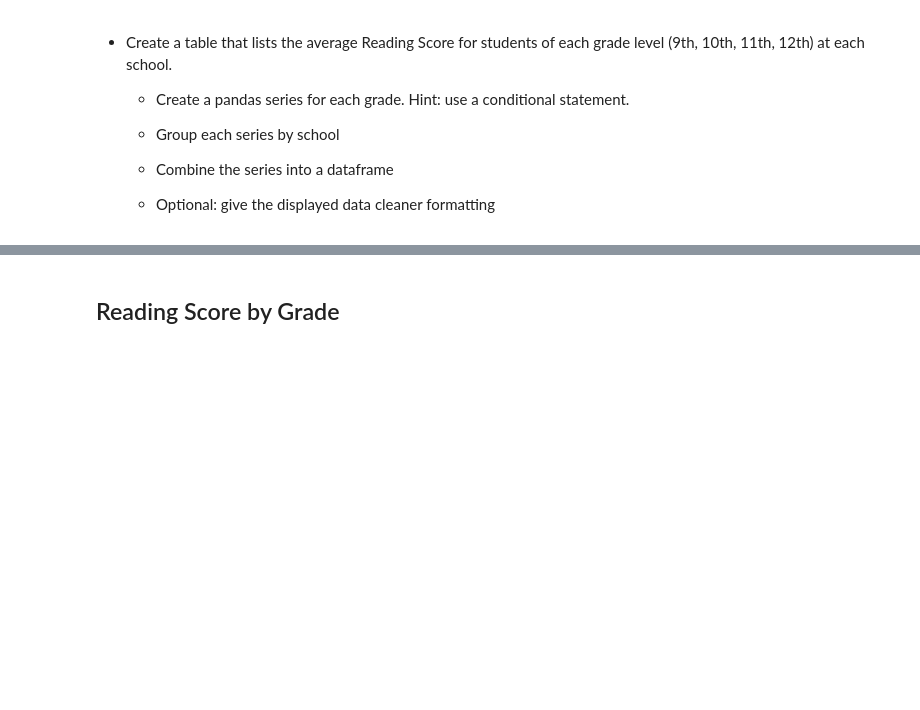
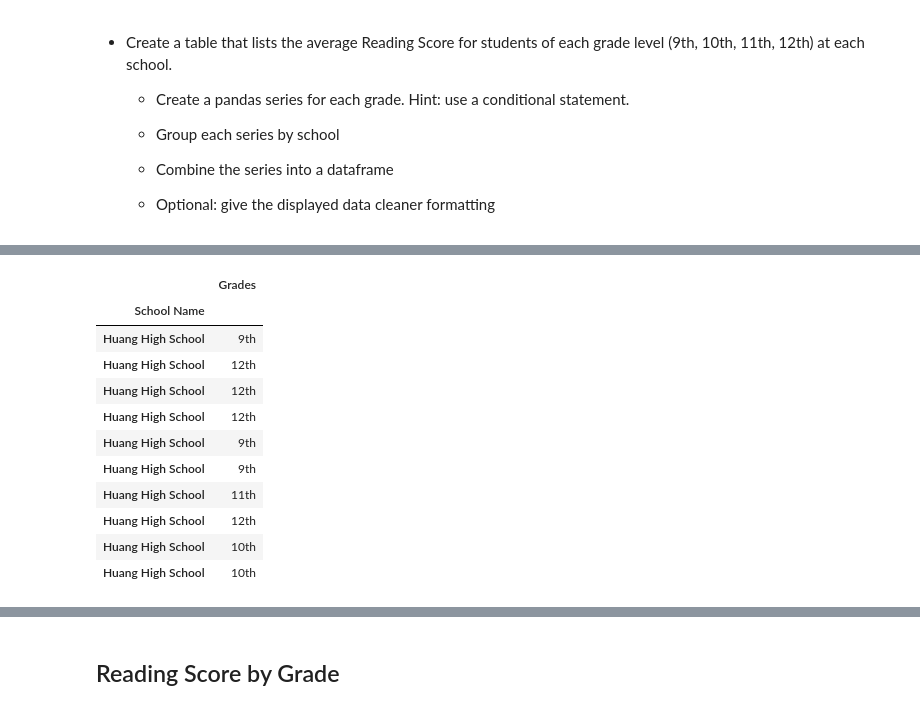
Before and after one commit to rabiasungur/Pandas-Challenge, a Jupyter notebook: PyCitySchools/PyCitySchools.ipynb, the cells around one changed output, grey strips where cells are left out. Cells and saved outputs as stored; diff of their text form; code cells hidden in the pictures; blank space fills up the shorter version.

```diff
--- a/PyCitySchools/PyCitySchools.ipynb
+++ b/PyCitySchools/PyCitySchools.ipynb
@@ -193 +183,22 @@ SyntaxError: invalid syntax (<ipython-input-43-5bcdd97bc707>, line 2)
+# %%
+# schools and grades
+grouped_byschool = school_data_complete.set_index("school_name").groupby(["school_name"])
+grades = student_data.set_index("school_name")["grade"]
+school_grades = pd.DataFrame({"Grades" : grades})
+school_grades.index.name = "School Name"
+school_grades.head(10)
+# school data needs to groupby with school name and grades from student data needs to divide by grades like pivot tables in excel
+# %% [output]
+|  | Grades |
+| School Name |  |
+| Huang High School | 9th |
+| Huang High School | 12th |
+| Huang High School | 12th |
+| Huang High School | 12th |
+| Huang High School | 9th |
+| Huang High School | 9th |
+| Huang High School | 11th |
+| Huang High School | 12th |
+| Huang High School | 10th |
+| Huang High School | 10th |
 # %%
```
Also changed, not shown: parts of 7 cells of this notebook, 1 other file.
